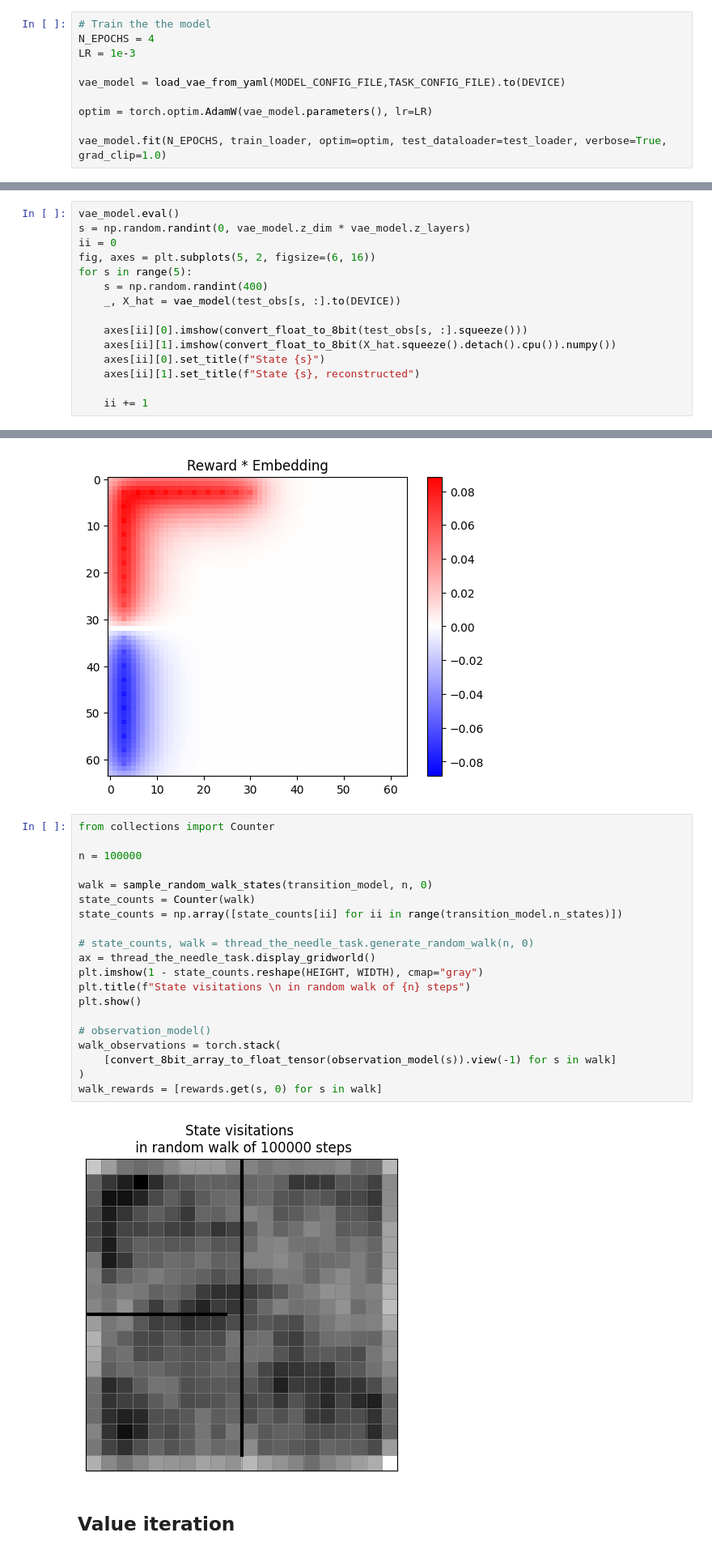
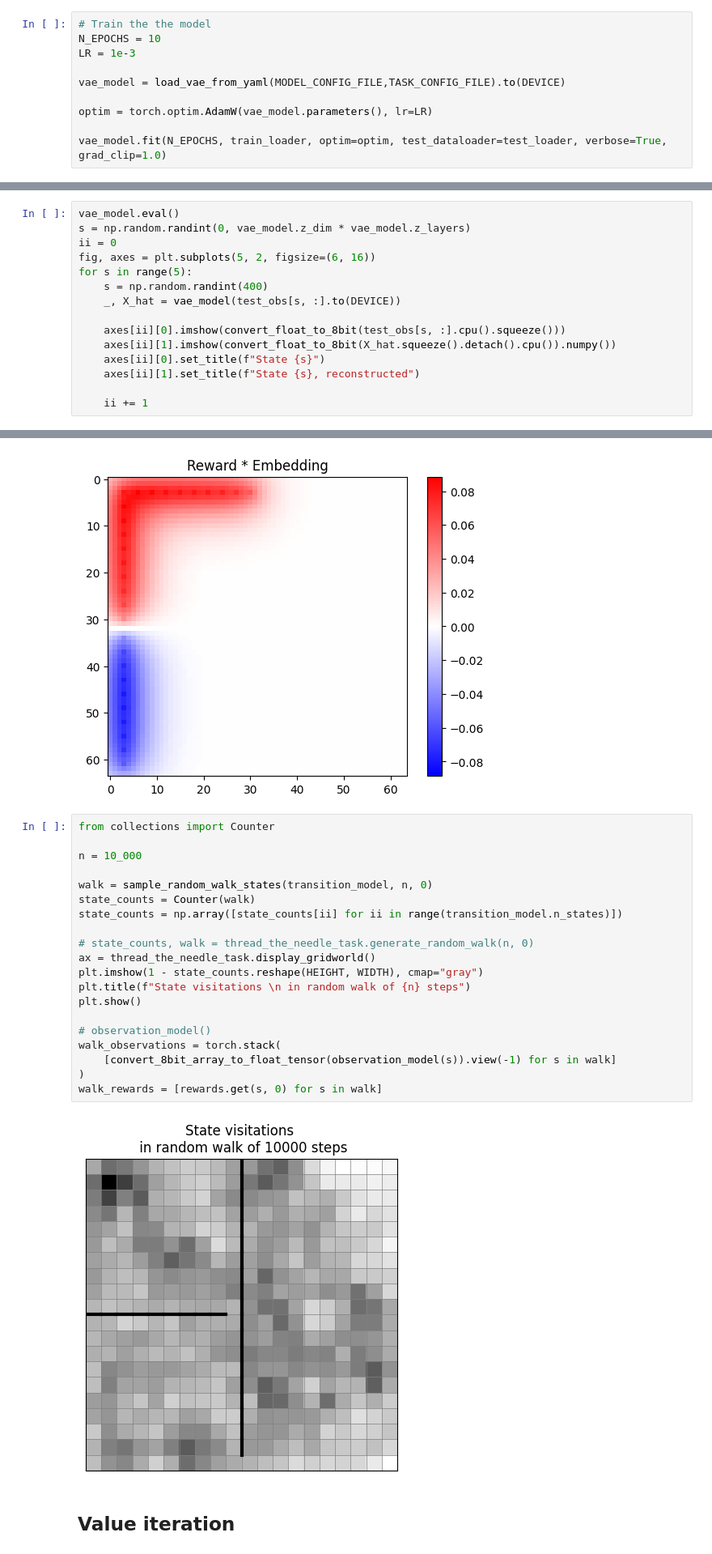
Before and after one commit to nicktfranklin/StateInference, a Jupyter notebook: notebooks/State Inference - Cnn.ipynb, the cells around one changed output, grey strips where cells are left out. Shown at 81% size. Cells and saved outputs as stored; diff of their text form.

```diff
--- a/notebooks/State Inference - Cnn.ipynb
+++ b/notebooks/State Inference - Cnn.ipynb
@@ -285,6 +330,6 @@ Number of Unique states in test set 380.2
 # %%
 # Train the the model
-N_EPOCHS = 4
+N_EPOCHS = 10
 LR = 1e-3
 
 vae_model = load_vae_from_yaml(MODEL_CONFIG_FILE,TASK_CONFIG_FILE).to(DEVICE)
@@ -327,7 +378,7 @@ for s in range(5):
     s = np.random.randint(400)
     _, X_hat = vae_model(test_obs[s, :].to(DEVICE))
 
-    axes[ii][0].imshow(convert_float_to_8bit(test_obs[s, :].squeeze()))
+    axes[ii][0].imshow(convert_float_to_8bit(test_obs[s, :].cpu().squeeze()))
     axes[ii][1].imshow(convert_float_to_8bit(X_hat.squeeze().detach().cpu()).numpy())
     axes[ii][0].set_title(f"State {s}")
     axes[ii][1].set_title(f"State {s}, reconstructed")
@@ -728,25 +779,25 @@ plt.show()
 # %%
 from collections import Counter
 
-n = 100000
+n = 10_000
 
 walk = sample_random_walk_states(transition_model, n, 0)
 state_counts = Counter(walk)
 state_counts = np.array([state_counts[ii] for ii in range(transition_model.n_states)])
 
 # state_counts, walk = thread_the_needle_task.generate_random_walk(n, 0)
 ax = thread_the_needle_task.display_gridworld()
 plt.imshow(1 - state_counts.reshape(HEIGHT, WIDTH), cmap="gray")
 plt.title(f"State visitations \n in random walk of {n} steps")
 plt.show()
 
 # observation_model()
 walk_observations = torch.stack(
     [convert_8bit_array_to_float_tensor(observation_model(s)).view(-1) for s in walk]
 )
 walk_rewards = [rewards.get(s, 0) for s in walk]
 # %% [output]
-[figure, old version]
+[figure, new version]
 # %% [markdown]
 ## Value iteration
 # %%
```
Also changed, not shown: parts of 18 cells of this notebook, 2 other files.
